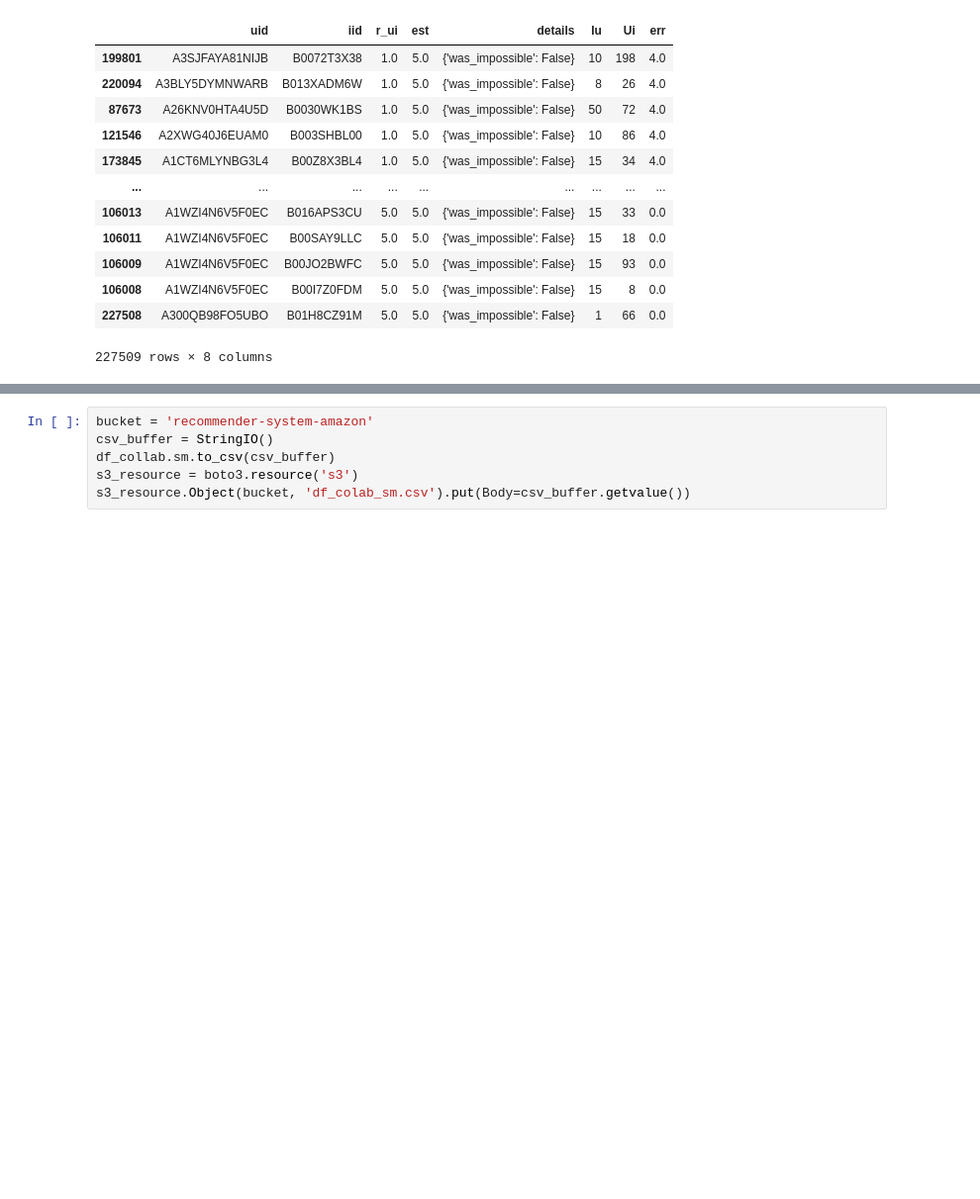
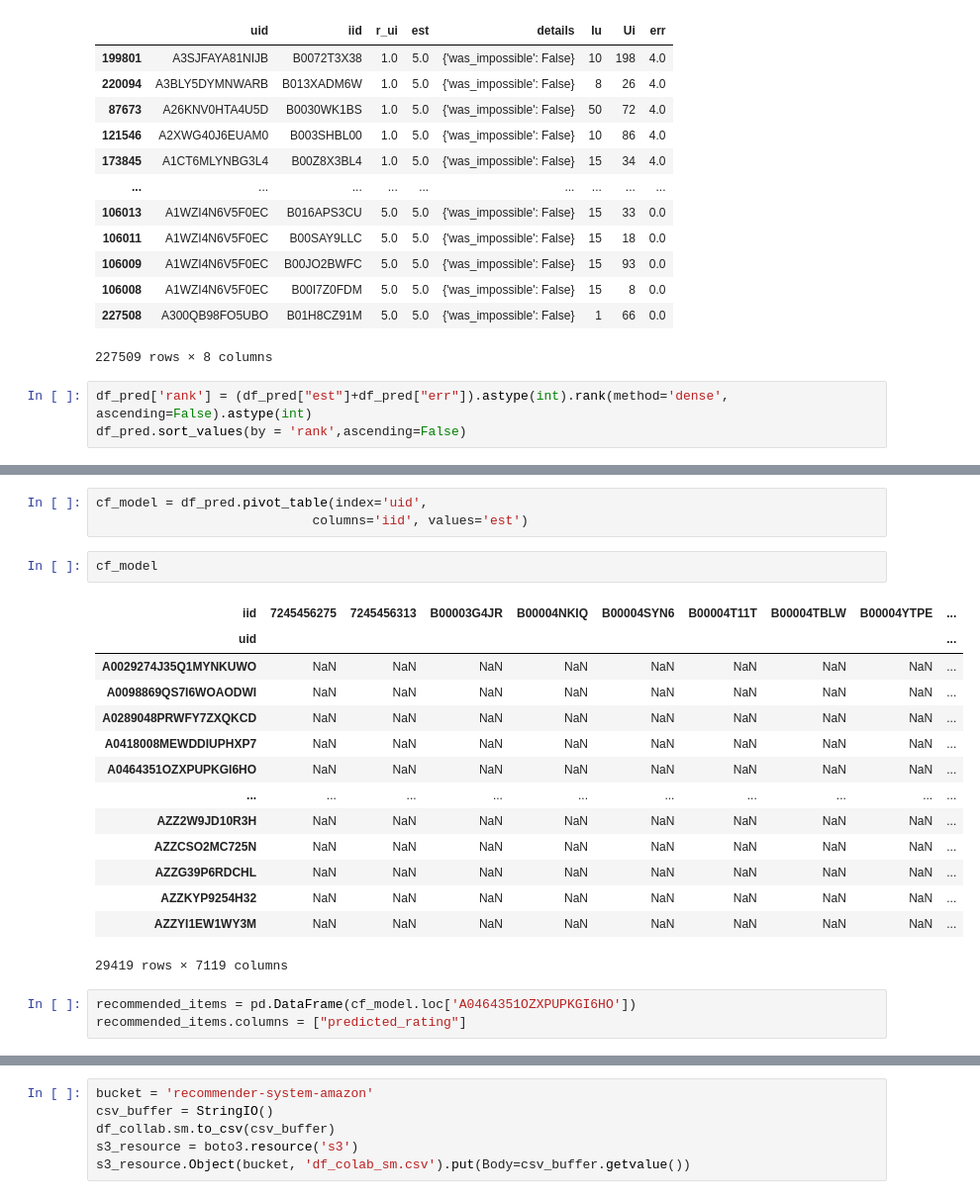
Before and after one commit to alirezasdg1/Amazon-recommender-system, a Jupyter notebook: notebooks/collaborative_based_recom.ipynb, the cells around one changed output, grey strips where cells are left out. Shown: that part at 99% size. Cells and saved outputs as stored; diff of their text form; blank space fills up the shorter version.

```diff
--- a/notebooks/collaborative_based_recom.ipynb
+++ b/notebooks/collaborative_based_recom.ipynb
@@ -120,3 +120,6 @@ df_pred.sort_values(by='err',ascending=False)
 | 106008 | A1WZI4N6V5F0EC | B00I7Z0FDM | 5.0 | 5.0 | {'was_impossible': False} | 15 | 8 | 0.0 |
 | 227508 | A300QB98FO5UBO | B01H8CZ91M | 5.0 | 5.0 | {'was_impossible': False} | 1 | 66 | 0.0 |
 227509 rows × 8 columns
+# %%
+df_pred['rank'] = (df_pred["est"]+df_pred["err"]).astype(int).rank(method='dense', ascending=False).astype(int)
+df_pred.sort_values(by = 'rank',ascending=False)
@@ -122,0 +140,23 @@ df_pred.sort_values(by='err',ascending=False)
+# %%
+cf_model = df_pred.pivot_table(index='uid',
+                            columns='iid', values='est')
+# %%
+cf_model
+# %% [output]
+| iid | 7245456275 | 7245456313 | B00003G4JR | B00004NKIQ | B00004SYN6 | B00004T11T | B00004TBLW | B00004YTPE | ... |
+| uid |  |  |  |  |  |  |  |  | ... |
+| A0029274J35Q1MYNKUWO | NaN | NaN | NaN | NaN | NaN | NaN | NaN | NaN | ... |
+| A0098869QS7I6WOAODWI | NaN | NaN | NaN | NaN | NaN | NaN | NaN | NaN | ... |
+| A0289048PRWFY7ZXQKCD | NaN | NaN | NaN | NaN | NaN | NaN | NaN | NaN | ... |
+| A0418008MEWDDIUPHXP7 | NaN | NaN | NaN | NaN | NaN | NaN | NaN | NaN | ... |
+| A0464351OZXPUPKGI6HO | NaN | NaN | NaN | NaN | NaN | NaN | NaN | NaN | ... |
+| ... | ... | ... | ... | ... | ... | ... | ... | ... | ... |
+| AZZ2W9JD10R3H | NaN | NaN | NaN | NaN | NaN | NaN | NaN | NaN | ... |
+| AZZCSO2MC725N | NaN | NaN | NaN | NaN | NaN | NaN | NaN | NaN | ... |
+| AZZG39P6RDCHL | NaN | NaN | NaN | NaN | NaN | NaN | NaN | NaN | ... |
+| AZZKYP9254H32 | NaN | NaN | NaN | NaN | NaN | NaN | NaN | NaN | ... |
+| AZZYI1EW1WY3M | NaN | NaN | NaN | NaN | NaN | NaN | NaN | NaN | ... |
+29419 rows × 7119 columns
+# %%
+recommended_items = pd.DataFrame(cf_model.loc['A0464351OZXPUPKGI6HO'])
+recommended_items.columns = ["predicted_rating"]
```
Also changed, not shown: parts of 9 cells of this notebook, 1 other file.
